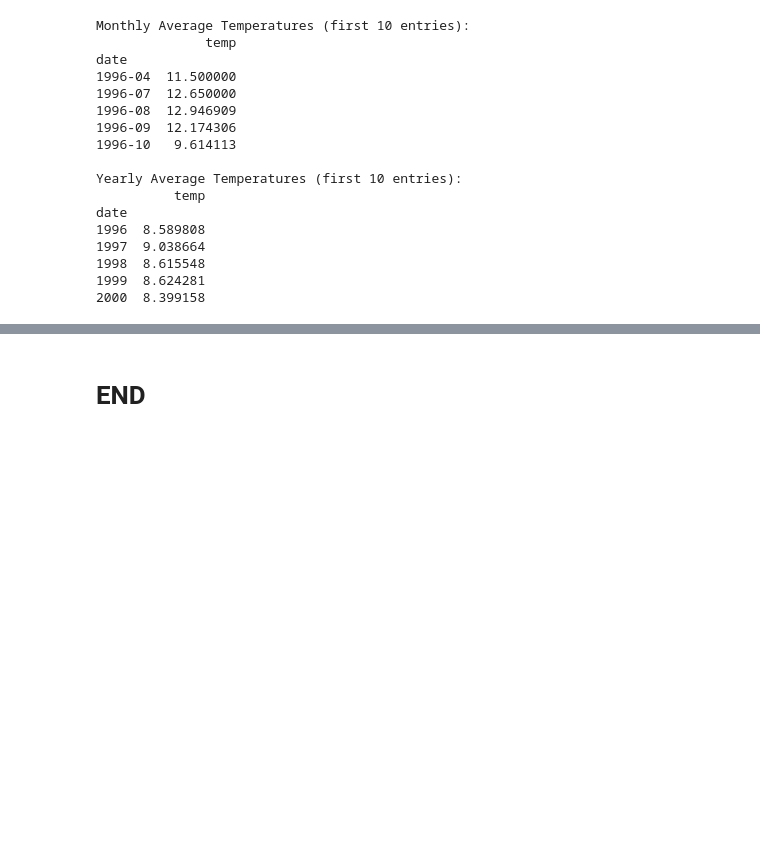
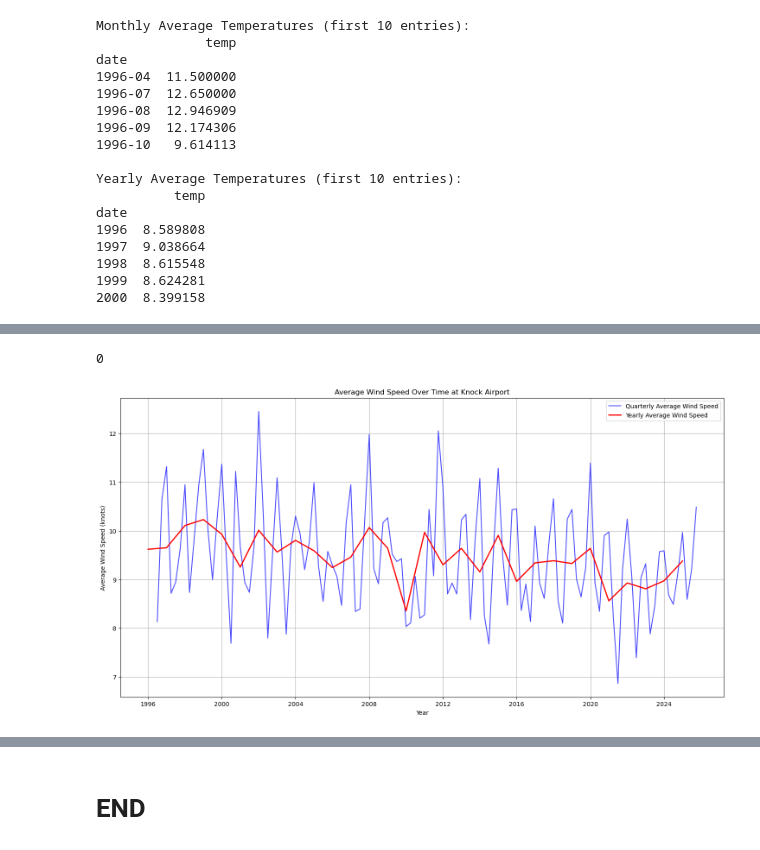
Before and after one commit to marianemcgrath/pfda, a Jupyter notebook: assignment/assignment06_weather.ipynb, the cells around one changed output, grey strips where cells are left out. Drawn from its saved outputs; the diff is of its cells as text; code cells hidden in the pictures; blank space fills up the shorter version.

```diff
--- a/assignment/assignment06_weather.ipynb
+++ b/assignment/assignment06_weather.ipynb
@@ -207,0 +221,5 @@ The monthly mean of the daily max windspeeds (yer I am being nasty here)
+# %%
+# We will find rows that have whitespace under Windspeed and replace with None, else use original value
+df['wdsp'] = np.where(df['wdsp'].str.startswith(' '), np.nan, df['wdsp'])
+
+# Source: https://www.geeksforgeeks.org/python/replacing-pandas-or-numpy-nan-with-a-none-to-use-with-mysqldb/ (Replacing Pandas or Numpy Nan with a None to use with MysqlDB)
@@ -207,0 +231,8 @@ The monthly mean of the daily max windspeeds (yer I am being nasty here)
+# %%
+# Since there are only 50 missing values in the 'wdsp' column (in 256434 rows), we can opt for dropping these rows for the analysis
+df = df.dropna(subset=['wdsp'])
+
+# Display the shape of the DataFrame after dropping rows with missing 'wdsp' values
+print("DataFrame shape after dropping rows with missing 'wdsp' values:", df.shape)
+
+# Source: https://www.geeksforgeeks.org/machine-learning/handling-missing-values-machine-learning/ (Strategies for Handling Missing Values in Data Analysis)
@@ -207,0 +241,20 @@ The monthly mean of the daily max windspeeds (yer I am being nasty here)
+# %%
+# Convert wdsp to numeric first, then calculate the wind speed per quarter
+df['wdsp'] = pd.to_numeric(df['wdsp'], errors='coerce')
+df['quarter'] = df.index.to_period('Q')
+df['year'] = df.index.to_period('Y')
+
+# We will perform average wind speed per quarter and per year
+# Initially, it was grouped by month, but the plots looked fairly busy, so we opted for quarter instead
+avg_wdsp_per_quarter = df.groupby('quarter')['wdsp'].mean()
+
+# Because the first row (1996 Q2) is 0, we will remove it for better plotting and because it's nearly impossible to have 0 windspeed anyway
+avg_wdsp_per_quarter = avg_wdsp_per_quarter[avg_wdsp_per_quarter != 0]
+
+avg_wdsp_per_year = df.groupby('year')['wdsp'].mean()
+
+print("Average Wind Speed per Quarter:")
+print(avg_wdsp_per_quarter.head(10))
+
+print("\nAverage Wind Speed per Year:")
+print(avg_wdsp_per_year.head(10))
@@ -207,0 +279,19 @@ The monthly mean of the daily max windspeeds (yer I am being nasty here)
+# %%
+# Let's check for any conversion errors
+conversion_errors = df['wdsp'].isna().sum()
+conversion_errors
+# %% [output]
+0
+# %%
+# Plotting average wind speed per month and Year
+plt.figure(figsize=(18,9))
+plt.plot(avg_wdsp_per_quarter.index.to_timestamp(), avg_wdsp_per_quarter, label='Quarterly Average Wind Speed', color='blue', alpha=0.7)
+plt.plot(avg_wdsp_per_year.index.to_timestamp(), avg_wdsp_per_year, label='Yearly Average Wind Speed', color='red', linewidth=2)
+plt.title('Average Wind Speed Over Time at Knock Airport')
+plt.xlabel('Year')
+plt.ylabel('Average Wind Speed (knots)')
+plt.legend()
+plt.grid()
+plt.show()
+# %% [output]
+[figure, added]
```
Also changed, not shown: parts of 21 cells of this notebook, 4 other files.
